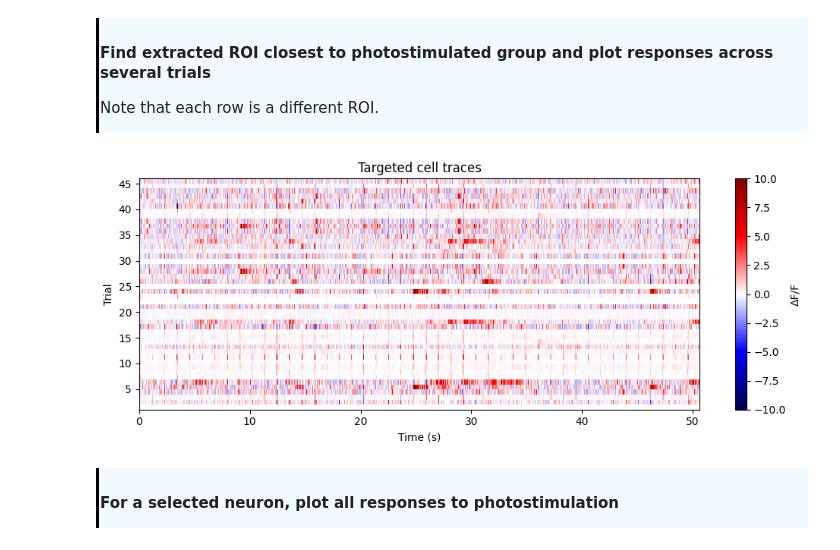
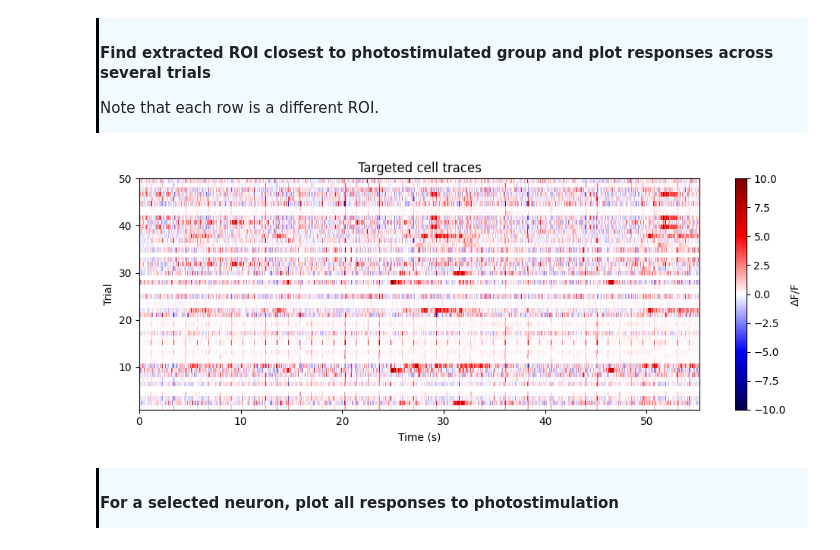
Before and after one commit to AllenNeuralDynamics/AIND-CNC-BCI-Workshop, a Jupyter notebook: code/demo_dev.ipynb, the cells around one changed output. Saved outputs shown, nothing was run; the diff lists cells and outputs as text; code cells hidden in the pictures.

```diff
--- a/code/demo_dev.ipynb
+++ b/code/demo_dev.ipynb
@@ -752,45 +756,27 @@ Note that each row is a different ROI.
-# %%
-# Define time window: from 0.2s before first stim to 0s after last stim
-pre_f = int(0.2 * frame_rate)
-post_f = 0  # if you want to extend this, set to int(n seconds * frame_rate)
-
-# Extract events
-events = photostim[photostim.stimulus_name == 'photostim'].iloc[:46]
-stim_frames = events['start_frame'].values
-groups = events['group_index'].values
-
-# ROI coordinates
-centroids = get_roi_centroids(image_segmentation)
-roi_coords = np.stack((centroids[:, 0], centroids[:, 1]), axis=1)
-
-# Group stim coordinates
-group_means = photostim[photostim.stimulus_name == 'photostim'] \
-    .groupby('group_index')[['laser_x', 'laser_y']].mean()
-stim_coords = group_means.loc[groups].values
-
-# Compute stimDist
-stimDist = np.linalg.norm(roi_coords[:, None, :] - stim_coords[None, :, :], axis=2)
-
-# Determine which cell was targeted on each trial
-# target_cells = [np.argmin(stimDist[:, i]) for i in range(len(groups))]
-target_cells = [photostim.closest_roi[i] for i in range(len(groups))]
-
-# Shared time window (absolute time)
-start_f = max(0, stim_frames[0] - pre_f)
-stop_f = min(len(dff), stim_frames[-1] + post_f)
-t = np.arange(start_f, stop_f) / frame_rate
-
-# Extract traces for each targeted cell over this window
-traces = np.array([dff[start_f:stop_f, cell] for cell in target_cells])
-
-# Plot heatmap
-plt.imshow(traces, aspect='auto', cmap='seismic', vmin=-10, vmax=10,
-           extent=[t[0], t[-1], 1, len(traces)],interpolation = 'none')
-plt.xlabel('Time (s)')
-plt.ylabel('Trial')
-plt.title('Targeted cell traces')
-plt.colorbar(label='ΔF/F')
-plt.tight_layout()
-plt.show()
-# %% [output]
-[figure, removed]
+# %%
+# Initialize variables
+trials = 50 # number of photostim trials to look at
+events = photostim[photostim.stimulus_name == 'photostim'].iloc[:trials]
+stim_frames = events['start_frame'].values
+groups = events['group_index'].values
+target_cells = photostim.closest_roi[:len(groups)]
+
+# Define time window for the selected trials period
+start_f = max(0, stim_frames[0] - pre_f)
+stop_f = min(len(dff), stim_frames[-1] + post_f)
+t = np.arange(start_f, stop_f) / frame_rate
+
+# Extract traces for each targeted cell over the time span of the selected trials
+traces = np.array([dff[start_f:stop_f, cell] for cell in target_cells])
+
+# Plot heatmap
+plt.imshow(traces, aspect='auto', cmap='seismic', vmin=-10, vmax=10,
+           extent=[t[0], t[-1], 1, len(traces)],interpolation = 'none')
+plt.xlabel('Time (s)')
+plt.ylabel('Trial')
+plt.title('Targeted cell traces')
+plt.colorbar(label='ΔF/F')
+plt.tight_layout()
+plt.show()
+# %% [output]
+[figure, added]
```
Also changed, not shown: parts of 9 cells of this notebook.
